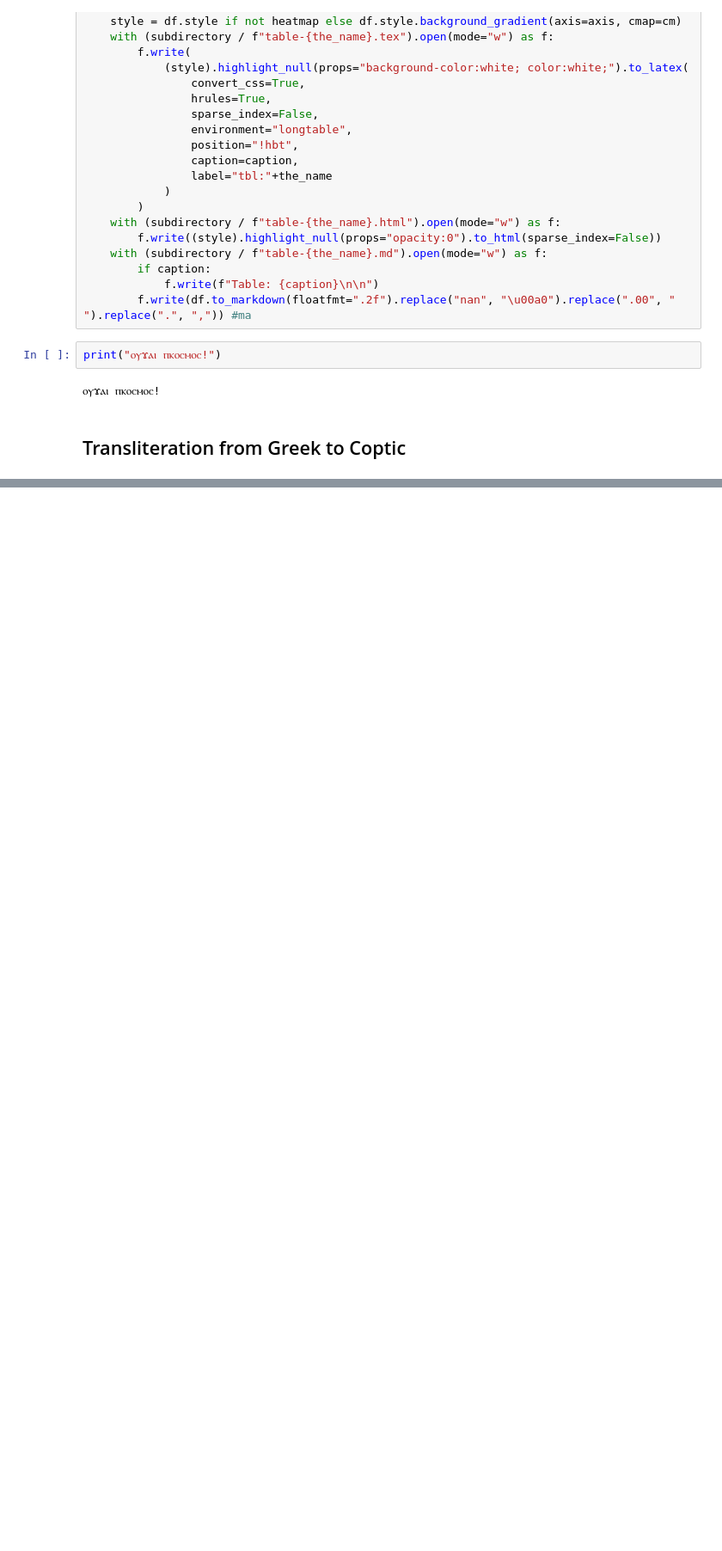
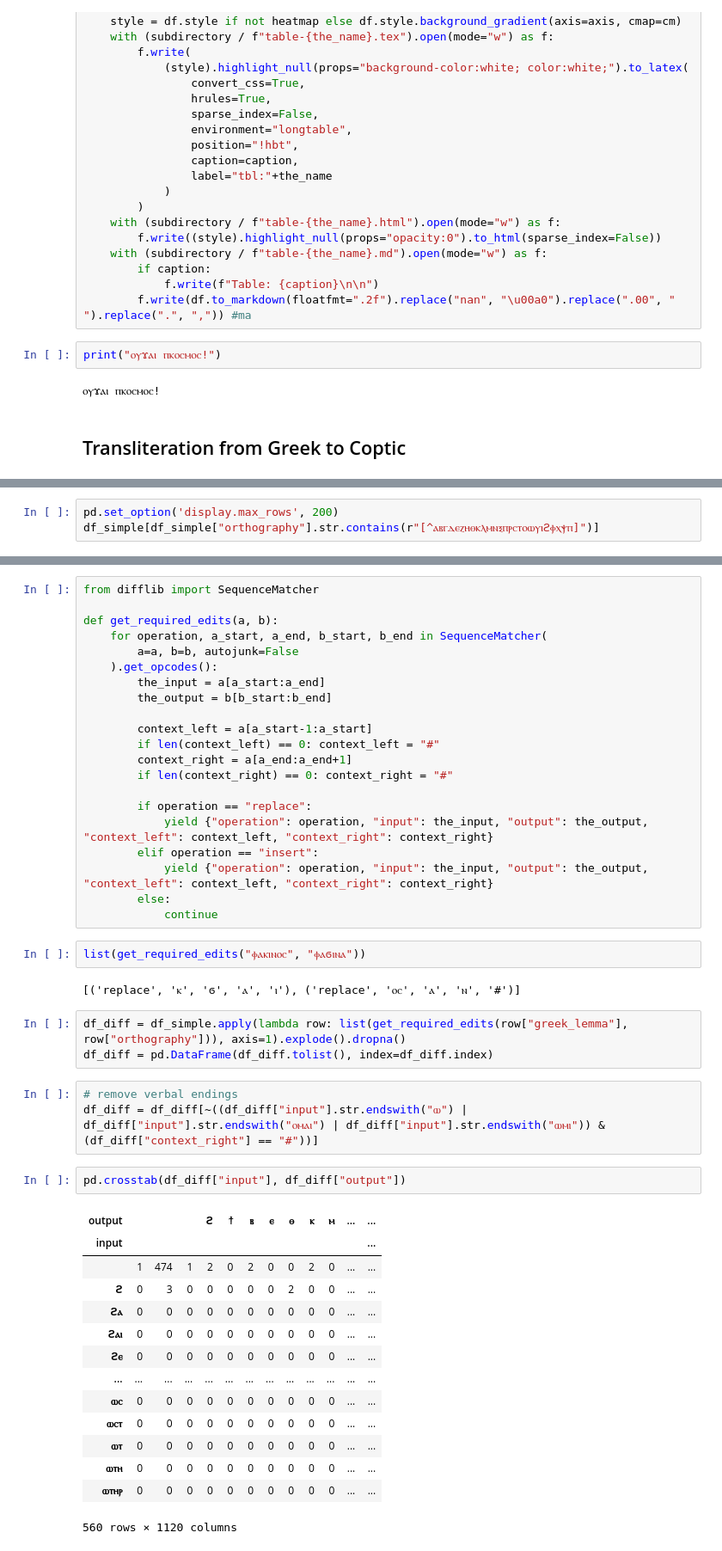
Before and after one commit to kmein/greek-coptic, a Jupyter notebook: greek-coptic.ipynb, the cells around one changed output, grey strips where cells are left out. Shown: that part at 86% size. Cells and saved outputs as stored; diff of their text form; blank space fills up the shorter version.

Commit message:
first diff computations and normalizations

```diff
--- a/greek-coptic.ipynb
+++ b/greek-coptic.ipynb
@@ -96,0 +134,3 @@ transliterate("ῥᾳδίως")
+# %%
+pd.set_option('display.max_rows', 200)
+df_simple[df_simple["orthography"].str.contains(r"[^ⲁⲃⲅⲇⲉⲍⲏⲑⲕⲗⲙⲛⲝⲡⲣⲥⲧⲟⲱⲩⲓϩⲫⲭⲯⲡ]")]
@@ -96,0 +152,48 @@ transliterate("ῥᾳδίως")
+# %%
+from difflib import SequenceMatcher
+
+def get_required_edits(a, b):
+    for operation, a_start, a_end, b_start, b_end in SequenceMatcher(
+        a=a, b=b, autojunk=False
+    ).get_opcodes():
+        the_input = a[a_start:a_end]
+        the_output = b[b_start:b_end]
+
+        context_left = a[a_start-1:a_start]
+        if len(context_left) == 0: context_left = "#"
+        context_right = a[a_end:a_end+1]
+        if len(context_right) == 0: context_right = "#"
+
+        if operation == "replace":
+            yield {"operation": operation, "input": the_input, "output": the_output, "context_left": context_left, "context_right": context_right}
+        elif operation == "insert":
+            yield {"operation": operation, "input": the_input, "output": the_output, "context_left": context_left, "context_right": context_right}
+        else:
+            continue
+# %%
+list(get_required_edits("ⲫⲁⲕⲓⲛⲟⲥ", "ⲫⲁϭⲓⲛⲁ"))
+# %% [output]
+[('replace', 'ⲕ', 'ϭ', 'ⲁ', 'ⲓ'), ('replace', 'ⲟⲥ', 'ⲁ', 'ⲛ', '#')]
+# %%
+df_diff = df_simple.apply(lambda row: list(get_required_edits(row["greek_lemma"], row["orthography"])), axis=1).explode().dropna()
+df_diff = pd.DataFrame(df_diff.tolist(), index=df_diff.index)
+# %%
+# remove verbal endings
+df_diff = df_diff[~((df_diff["input"].str.endswith("ⲱ") | df_diff["input"].str.endswith("ⲟⲙⲁⲓ") | df_diff["input"].str.endswith("ⲱⲙⲓ")) & (df_diff["context_right"] == "#"))]
+# %%
+pd.crosstab(df_diff["input"], df_diff["output"])
+# %% [output]
+| output |  |  |  | ϩ | ϯ | ⲃ | ⲉ | ⲑ | ⲕ | ⲙ | ... | ... |
+| input |  |  |  |  |  |  |  |  |  |  |  | ... |
+|  | 1 | 474 | 1 | 2 | 0 | 2 | 0 | 0 | 2 | 0 | ... | ... |
+| ϩ | 0 | 3 | 0 | 0 | 0 | 0 | 0 | 2 | 0 | 0 | ... | ... |
+| ϩⲁ | 0 | 0 | 0 | 0 | 0 | 0 | 0 | 0 | 0 | 0 | ... | ... |
+| ϩⲁⲓ | 0 | 0 | 0 | 0 | 0 | 0 | 0 | 0 | 0 | 0 | ... | ... |
+| ϩⲉ | 0 | 0 | 0 | 0 | 0 | 0 | 0 | 0 | 0 | 0 | ... | ... |
+| ... | ... | ... | ... | ... | ... | ... | ... | ... | ... | ... | ... | ... |
+| ⲱⲥ | 0 | 0 | 0 | 0 | 0 | 0 | 0 | 0 | 0 | 0 | ... | ... |
+| ⲱⲥⲧ | 0 | 0 | 0 | 0 | 0 | 0 | 0 | 0 | 0 | 0 | ... | ... |
+| ⲱⲧ | 0 | 0 | 0 | 0 | 0 | 0 | 0 | 0 | 0 | 0 | ... | ... |
+| ⲱⲧⲏ | 0 | 0 | 0 | 0 | 0 | 0 | 0 | 0 | 0 | 0 | ... | ... |
+| ⲱⲧⲏⲣ | 0 | 0 | 0 | 0 | 0 | 0 | 0 | 0 | 0 | 0 | ... | ... |
+560 rows × 1120 columns
```
Also changed, not shown: parts of 7 cells of this notebook, 2 other files.
